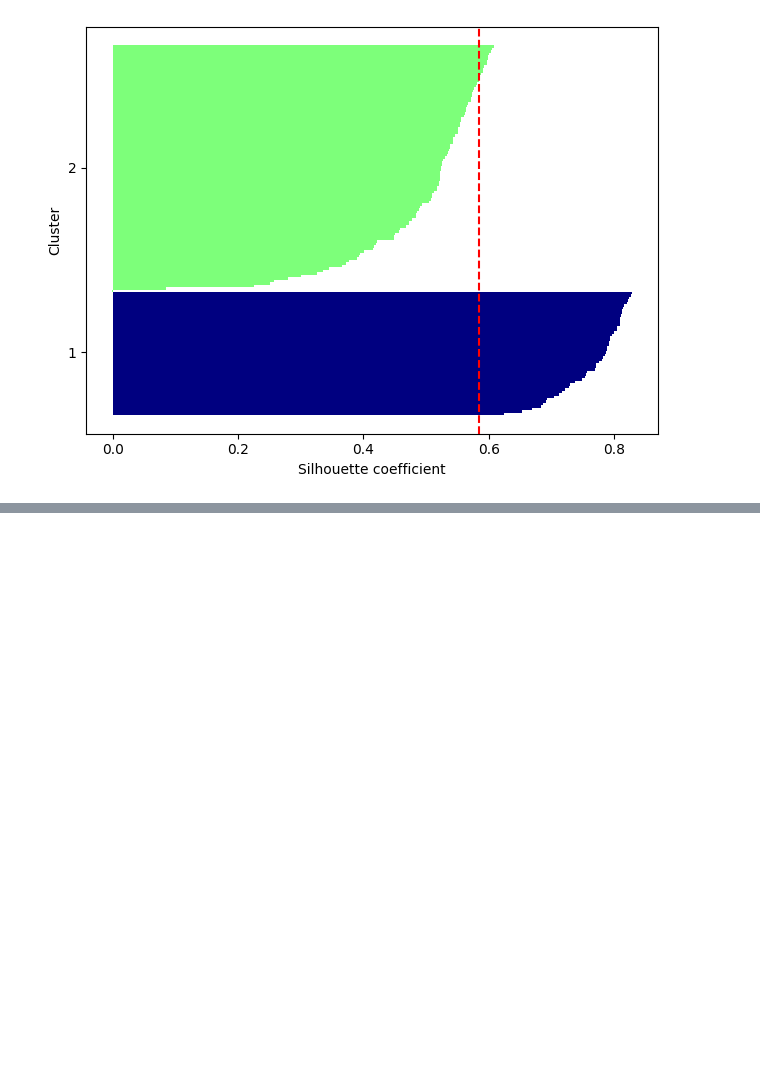
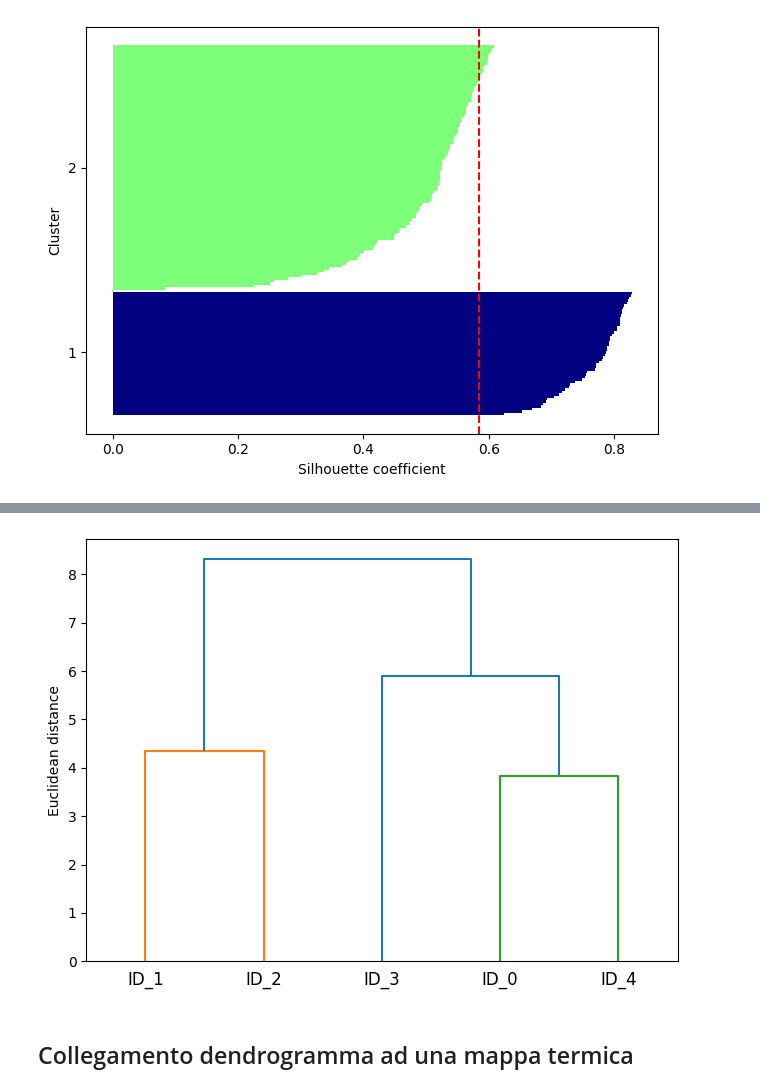
Before and after one commit to antof27/ml_algorithms, a Jupyter notebook: clustering_k-means/clustering.ipynb, the cells around one changed output, grey strips where cells are left out. Cells and saved outputs as stored; diff of their text form; code cells hidden in the pictures; blank space fills up the shorter version.

```diff
--- a/clustering_k-means/clustering.ipynb
+++ b/clustering_k-means/clustering.ipynb
@@ -129,0 +139,14 @@ plt.show()
+# %%
+import pandas as pd
+import numpy as np
+from scipy.spatial.distance import pdist, squareform
+
+
+np.random.seed(123)
+variables = ['X', 'Y', 'Z']
+labels = ['ID_0', 'ID_1', 'ID_2', 'ID_3', 'ID_4']
+X = np.random.random_sample([5, 3]) * 10
+df = pd.DataFrame(X, columns=variables, index=labels)
+
+row_dist = pd.DataFrame(squareform(pdist(df, metric='euclidean')), columns=labels, index=labels)
+#pdist torna una matrice condensata delle distanze
@@ -129,0 +155,4 @@ plt.show()
+# %%
+from scipy.cluster.hierarchy import linkage
+row_clusters = linkage(pdist(df, metric='euclidean'), method='complete')
+pd.DataFrame(row_clusters, columns=['row label 1', 'row label 2', 'distance', 'no. of items in clust.'], index=['cluster %d' %(i+1) for i in range(row_clusters.shape[0])])
@@ -129,0 +165,10 @@ plt.show()
+# %%
+from scipy.cluster.hierarchy import dendrogram
+row_dendr = dendrogram(row_clusters, labels=labels)
+plt.tight_layout()
+plt.ylabel('Euclidean distance')
+plt.show()
+# %% [output]
+[figure, added]
+# %% [markdown]
+## Collegamento dendrogramma ad una mappa termica
```
Also changed, not shown: parts of 3 cells of this notebook.
